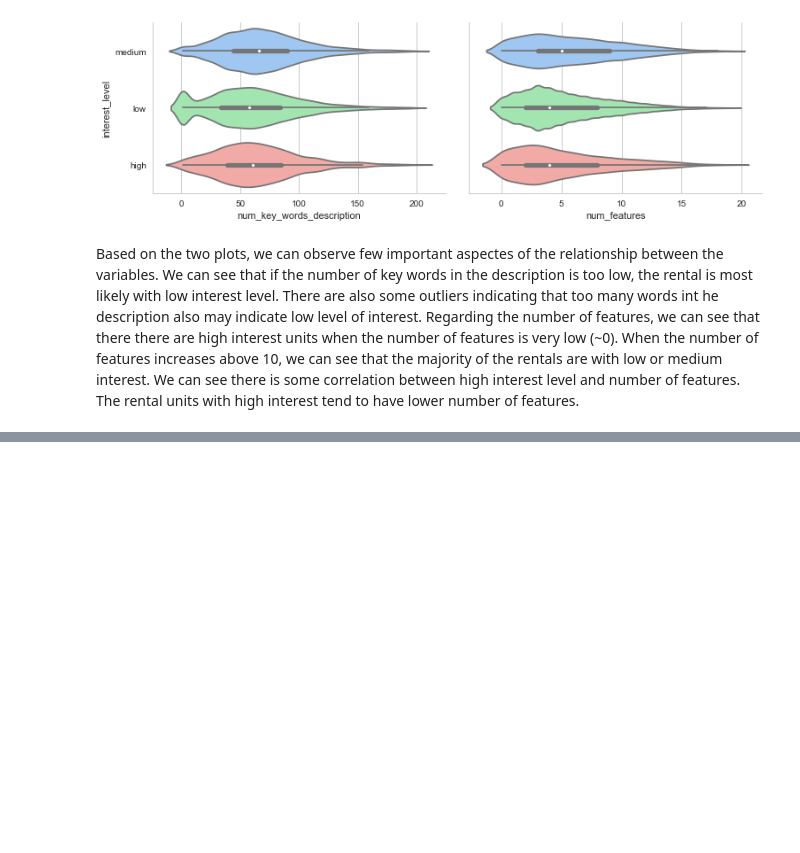
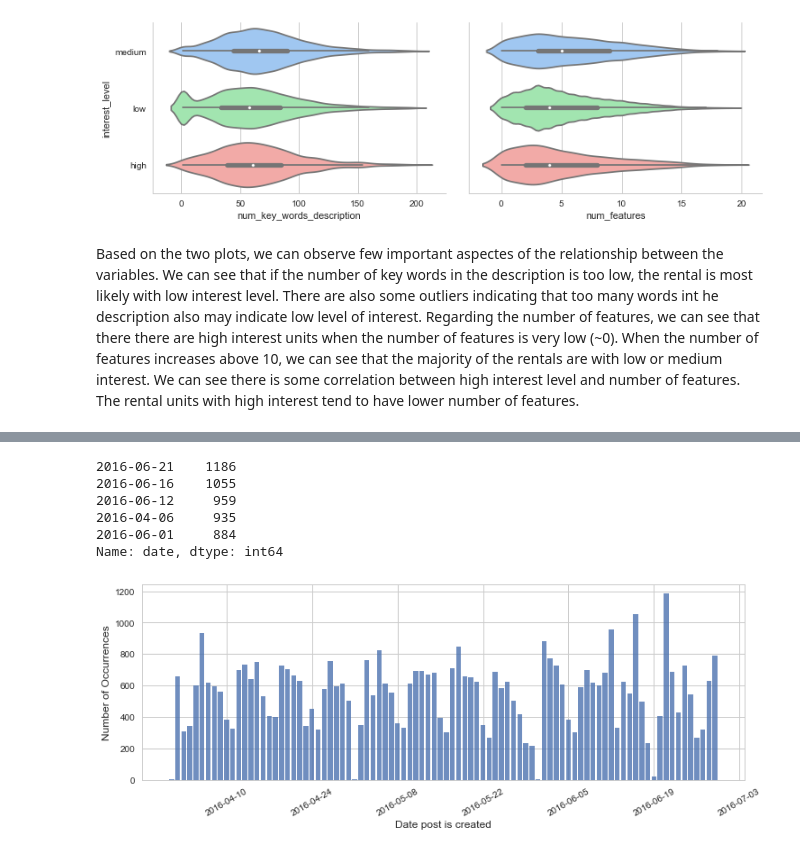
Before and after one commit to data-space/class-rent, a Jupyter notebook: Data exploration - Sev Lazarova.ipynb, the cells around one changed output, grey strips where cells are left out. Saved outputs shown, nothing was run; the diff lists cells and outputs as text; code cells hidden in the pictures; blank space fills up the shorter version.

```diff
--- a/Data exploration - Sev Lazarova.ipynb
+++ b/Data exploration - Sev Lazarova.ipynb
@@ -260,18 +260,3 @@ sns.plt.show()
 [figure]
 # %% [markdown]
 Based on the two plots, we can observe few important aspectes of the relationship between the variables. We can see that if the number of key words in the description is too low, the rental is most likely with low interest level. There are also some outliers indicating that too many words int he description also may indicate low level of interest. Regarding the number of features, we can see that there there are high interest units when the number of features is very low (~0). When the number of features increases above 10, we can see that the majority of the rentals are with low or medium interest. We can see there is some correlation between high interest level and number of features. The rental units with high interest tend to have lower number of features.
-# %%
-features_key_words_all_ls = []
-
-for ind, row in train_df.iterrows():
-        features_key_words = []
-        for feature in row['features']:
-                features_flatten = feature.lower().split()
-                #description = row['description'].lower().rstrip(',?!.')
-                #description = ' '.join([word for word in description.split() if word not in cachedStopWords])
-                #description_ls = description.split(" ")
-                features_key_words += features_flatten
-        features_key_words_all_ls += [features_key_words]
-
-#print(features_key_words_all_ls)
-train_df['features_key_words'] = pd.Series(features_key_words_all_ls, index=train_df.index)
@@ -304,0 +267,23 @@ for ind, row in train_df.iterrows():
+# %%
+train_df["created"] = pd.to_datetime(train_df["created"])
+train_df["date"]= train_df["created"].dt.date
+
+date_created_values_cnt = train_df['date'].value_counts()
+
+plt.figure(figsize=(12,4))
+ax = plt.subplot(111)
+
+plt.bar(date_created_values_cnt.index, date_created_values_cnt.values, alpha=0.8)
+
+plt.xticks(rotation=30)
+plt.xlabel('Date post is created', fontsize=12)
+plt.ylabel('Number of Occurrences', fontsize=12)
+plt.show()
+# %% [output]
+2016-06-21    1186
+2016-06-16    1055
+2016-06-12     959
+2016-04-06     935
+2016-06-01     884
+Name: date, dtype: int64
+[figure, added]
```
Also changed, not shown: parts of 5 cells of this notebook.
